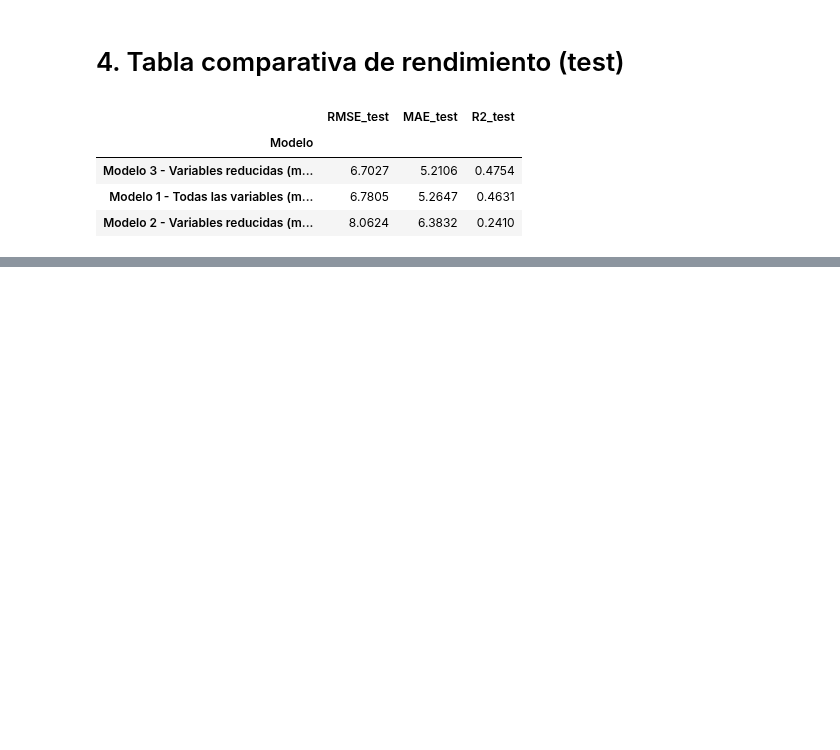
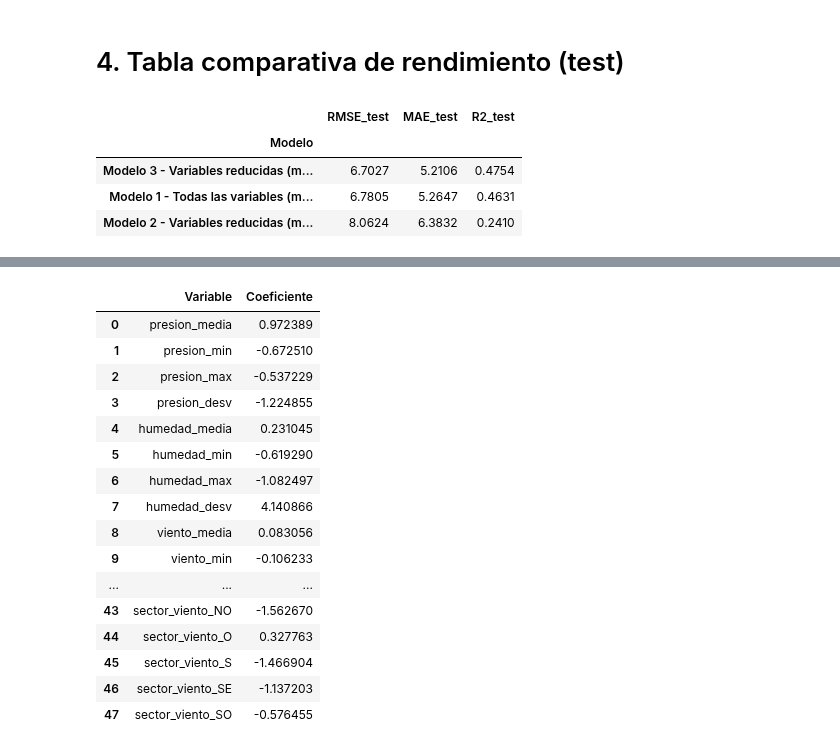
Before and after one commit to Fercho0506/LABS_MACHINE, a Jupyter notebook: LAB_1/Laboratorio_1_Puntos_1a4_ejecutado.ipynb, the cells around one changed output, grey strips where cells are left out. Cells and saved outputs as stored; diff of their text form; code cells hidden in the pictures; blank space fills up the shorter version.

```diff
--- a/LAB_1/Laboratorio_1_Puntos_1a4_ejecutado.ipynb
+++ b/LAB_1/Laboratorio_1_Puntos_1a4_ejecutado.ipynb
@@ -869,0 +878,31 @@ Modelo 2 - Variables reducidas (mediana, sin escalado)                        0.
+# %%
+#imprimir el valor de cada coeficiente del modelo 3 y el nombre de la variable correspondiente
+Modelo = pipeline_m3.named_steps["modelo"]
+feature_names = pipeline_m3.named_steps["preprocesamiento"].get_feature_names_out()
+feature_names = [
+    name.replace("num__", "").replace("cat__", "")
+    for name in feature_names
+]
+coef_df = pd.DataFrame({
+    "Variable": feature_names,
+    "Coeficiente": Modelo.coef_
+})
+coef_df
+# %% [output]
+|  | Variable | Coeficiente |
+| 0 | presion_media | 0.972389 |
+| 1 | presion_min | -0.672510 |
+| 2 | presion_max | -0.537229 |
+| 3 | presion_desv | -1.224855 |
+| 4 | humedad_media | 0.231045 |
+| 5 | humedad_min | -0.619290 |
+| 6 | humedad_max | -1.082497 |
+| 7 | humedad_desv | 4.140866 |
+| 8 | viento_media | 0.083056 |
+| 9 | viento_min | -0.106233 |
+| ... | ... | ... |
+| 43 | sector_viento_NO | -1.562670 |
+| 44 | sector_viento_O | 0.327763 |
+| 45 | sector_viento_S | -1.466904 |
+| 46 | sector_viento_SE | -1.137203 |
+| 47 | sector_viento_SO | -0.576455 |
```
Also changed, not shown: parts of 12 cells of this notebook.
